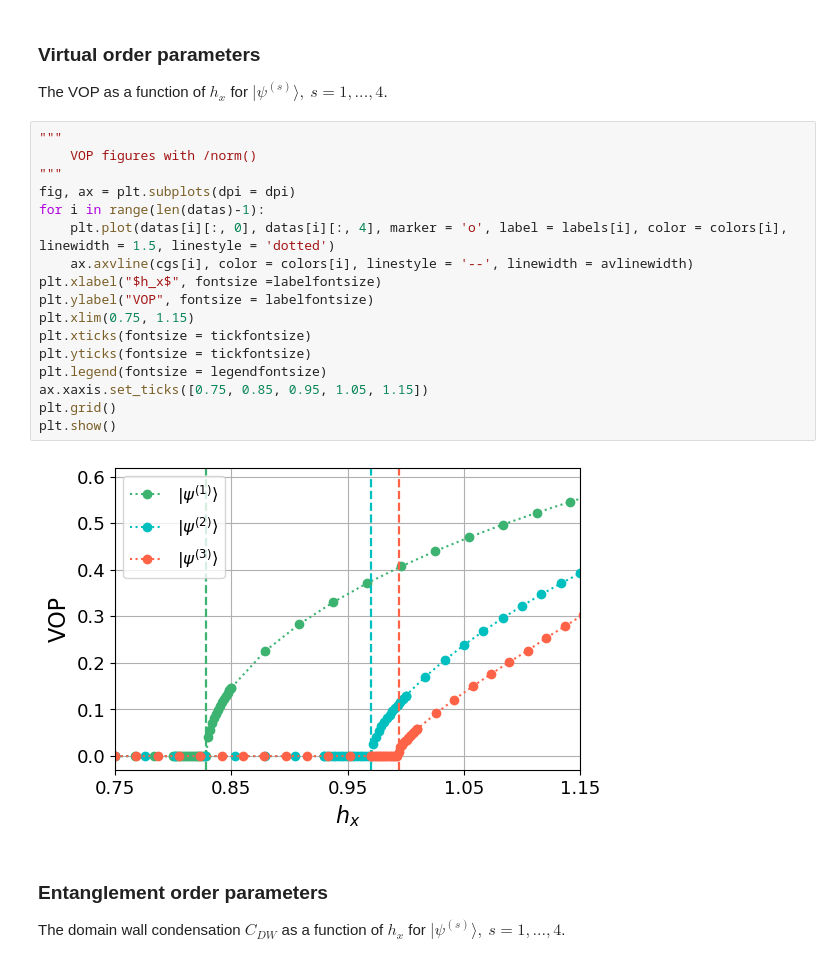
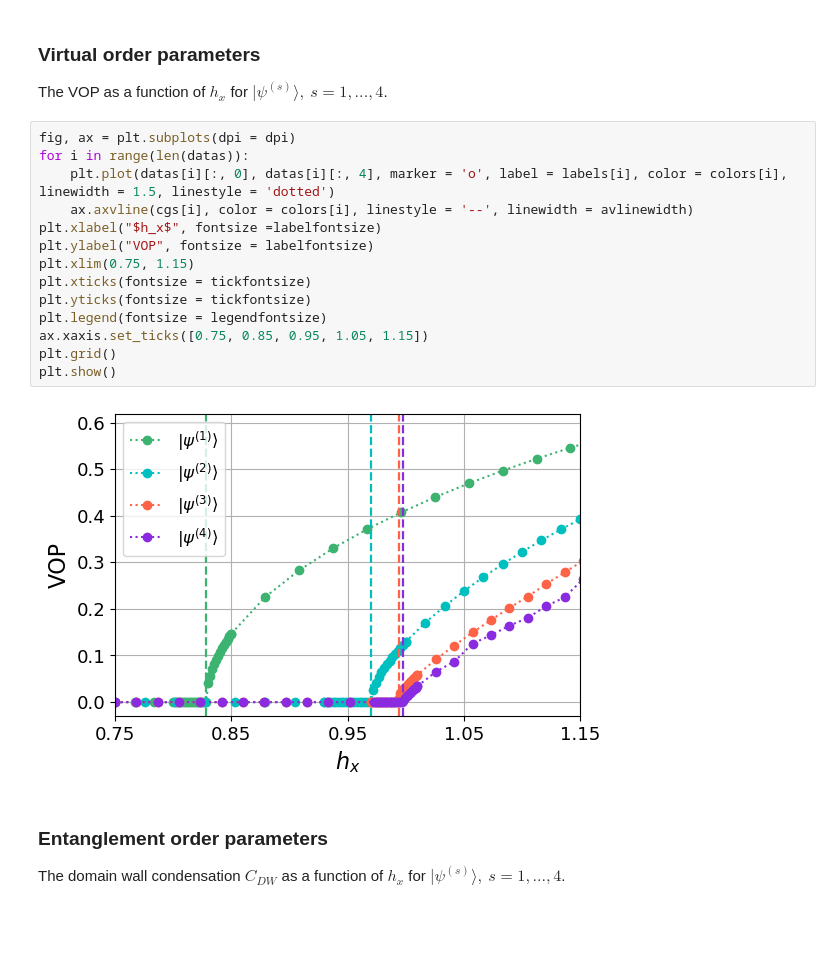
Before and after one commit to j9263178/gtno1D, a Jupyter notebook: tfim_plots.ipynb, the cells around one changed output. Cells and saved outputs as stored; diff of their text form; blank space fills up the shorter version.

```diff
--- a/tfim_plots.ipynb
+++ b/tfim_plots.ipynb
@@ -64,24 +64,21 @@ plt.show()
 ### Virtual order parameters
 The VOP as a function of $h_x$ for $|\psi^{(s)}\rangle,\ s = 1,...,4$.
 # %%
-"""
-    VOP figures with /norm()
-"""
 fig, ax = plt.subplots(dpi = dpi)
-for i in range(len(datas)-1):
+for i in range(len(datas)):
     plt.plot(datas[i][:, 0], datas[i][:, 4], marker = 'o', label = labels[i], color = colors[i], linewidth = 1.5, linestyle = 'dotted')
     ax.axvline(cgs[i], color = colors[i], linestyle = '--', linewidth = avlinewidth)
 plt.xlabel("$h_x$", fontsize =labelfontsize)
 plt.ylabel("VOP", fontsize = labelfontsize)
 plt.xlim(0.75, 1.15)
 plt.xticks(fontsize = tickfontsize)
 plt.yticks(fontsize = tickfontsize)
 plt.legend(fontsize = legendfontsize)
 ax.xaxis.set_ticks([0.75, 0.85, 0.95, 1.05, 1.15])
 plt.grid()
 plt.show()
 # %% [output]
-[figure, old version]
+[figure, new version]
 # %% [markdown]
 ### Entanglement order parameters
 The domain wall condensation $C_{DW}$ as a function of $h_x$ for $|\psi^{(s)}\rangle,\ s = 1,...,4$.
```
